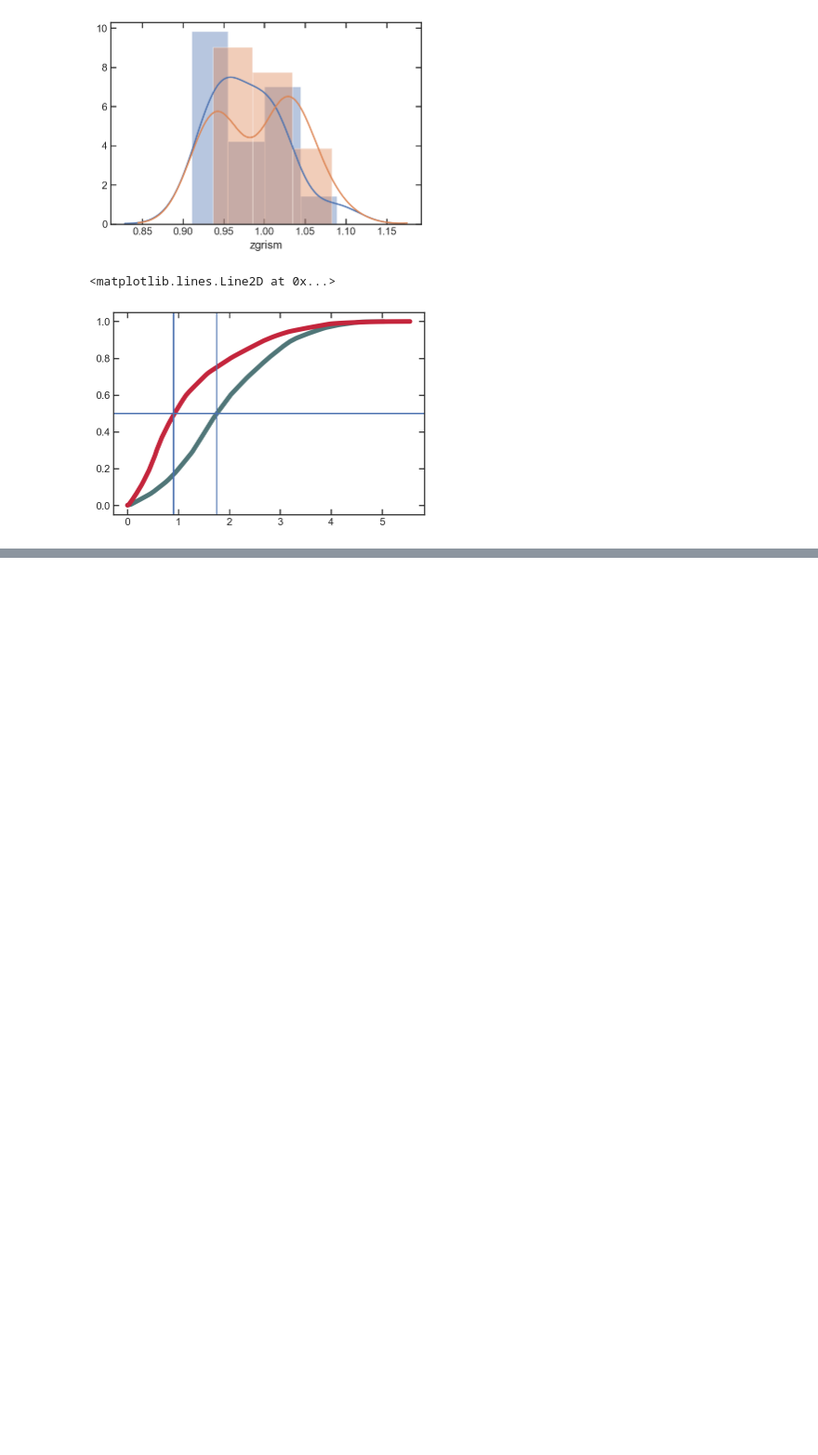
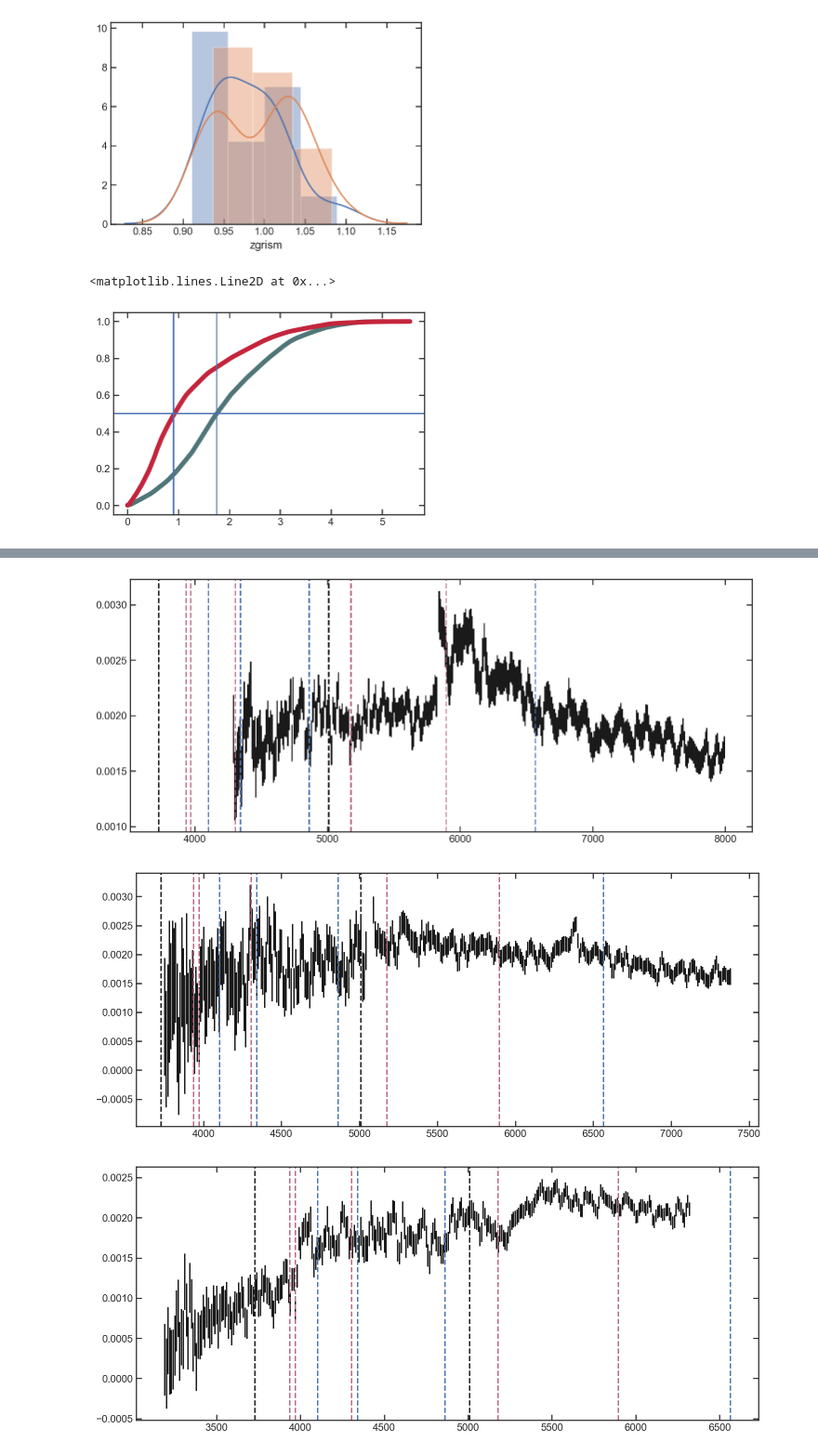
Before and after one commit to Vince-ec/Cluster_and_field, a Jupyter notebook: scripts/stacking_galaxies.ipynb, the cells around one changed output, grey strips where cells are left out. Shown at 93% size. Cells and saved outputs as stored; diff of their text form; code cells hidden in the pictures; blank space fills up the shorter version.

```diff
--- a/scripts/stacking_galaxies.ipynb
+++ b/scripts/stacking_galaxies.ipynb
@@ -820,0 +1067,24 @@ array([0.00000000e+00, 1.00014288e-03, 2.00028576e-03, ...,
+# %%
+for i in range(10):
+    i+=30
+
+    plt.figure(figsize=[12,5])
+    plt.errorbar(swave[flxgrid[i] > 0], flxgrid[i][flxgrid[i] > 0], errgrid[i][flxgrid[i] > 0], linestyle = 'none', color='k',)
+    plt.axvline(3727 ,linestyle='--', color = 'k')
+    plt.axvline(5008 ,linestyle='--', color = 'k')
+
+    plt.axvline(3934.77 ,linestyle='--', color = '#B6687E')
+    plt.axvline(3969.588 ,linestyle='--', color = '#B6687E')
+
+    plt.axvline(4305.61 ,linestyle='--', color = '#B6687E')
+    plt.axvline(5176.7,linestyle='--', color = '#B6687E')
+    plt.axvline(5895.6,linestyle='--', color = '#B6687E')
+
+    plt.axvline(4102.89 ,linestyle='--', color = 'b')
+    plt.axvline(4341.68 ,linestyle='--', color = 'b')
+    plt.axvline(4862.68 ,linestyle='--', color = 'b')
+    plt.axvline(6564.61,linestyle='--', color = 'b')
+# %% [output]
+[figure, added]
+[figure, added]
+[figure, added]
```
Also changed, not shown: parts of 8 cells of this notebook, 2 other files.
